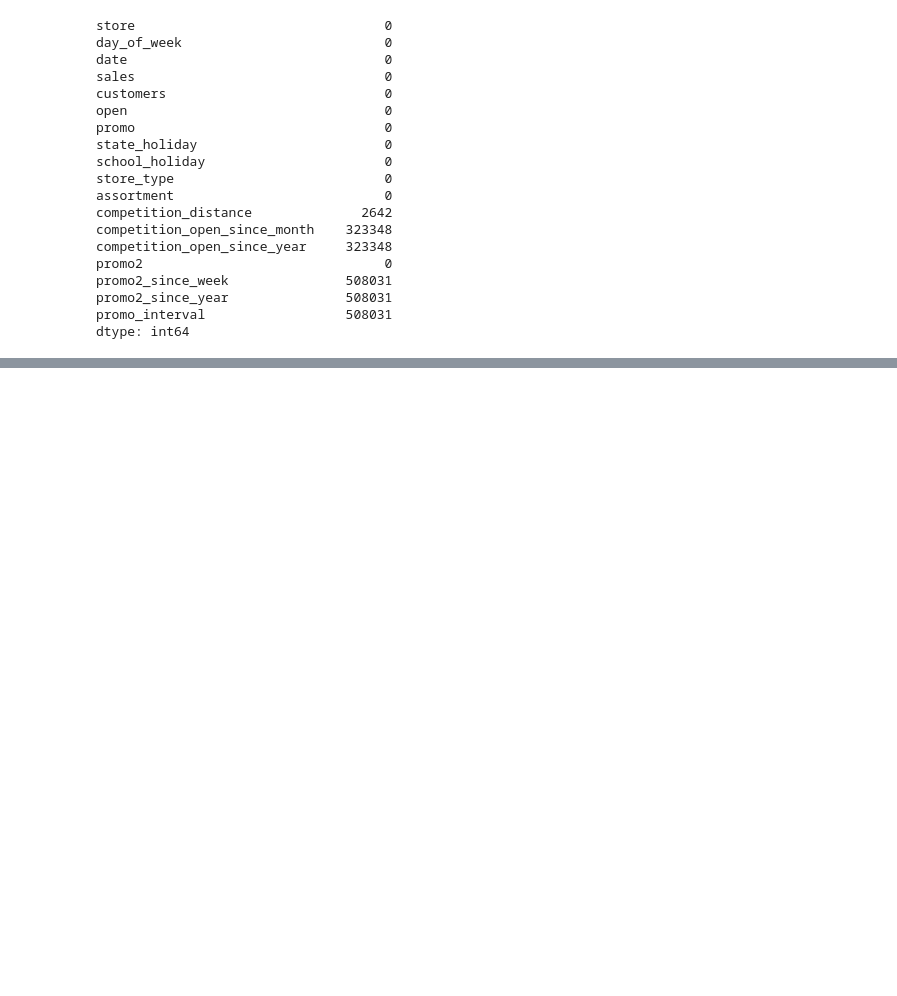
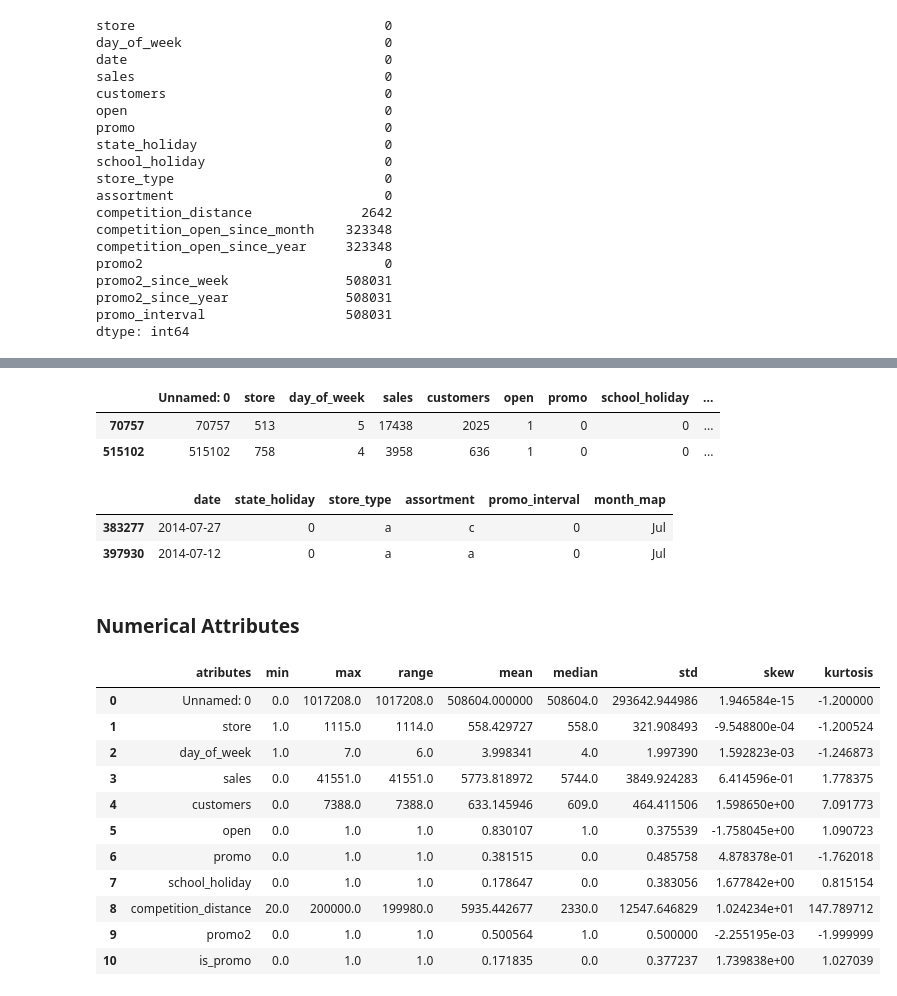
Before and after one commit to FernandoAndrada/DS_em_producao, a Jupyter notebook: DS_producao.ipynb, the cells around one changed output, grey strips where cells are left out. Cells and saved outputs as stored; diff of their text form; code cells hidden in the pictures; blank space fills up the shorter version.

```diff
--- a/DS_producao.ipynb
+++ b/DS_producao.ipynb
@@ -253,0 +447,51 @@ dtype: int64
+# %%
+# dividir os atributos em numéricos e categórigos (objets)
+
+num_attributes = df1.select_dtypes( include = ['int64', 'float64'])
+cat_attributes = df1.select_dtypes( exclude = ['int', 'float','datetime64[ns]'])
+# %%
+num_attributes.sample(2)
+# %% [output]
+|  | Unnamed: 0 | store | day_of_week | sales | customers | open | promo | school_holiday | ... |
+| 70757 | 70757 | 513 | 5 | 17438 | 2025 | 1 | 0 | 0 | ... |
+| 515102 | 515102 | 758 | 4 | 3958 | 636 | 1 | 0 | 0 | ... |
+# %%
+cat_attributes.sample(2)
+# %% [output]
+|  | date | state_holiday | store_type | assortment | promo_interval | month_map |
+| 383277 | 2014-07-27 | 0 | a | c | 0 | Jul |
+| 397930 | 2014-07-12 | 0 | a | a | 0 | Jul |
+# %% [markdown]
+### Numerical Attributes
+# %%
+# Central Tendency - mean, median
+ct1 = pd.DataFrame(num_attributes.apply(np.mean)).T # ct1 = central tendency 1
+ct2 = pd.DataFrame(num_attributes.apply(np.median)).T
+
+# Dispersion - std, min, max, range, skew, kurtosis
+d1 = pd.DataFrame(num_attributes.apply( np.std )).T # d1 = dispersion tendency 1
+d2 = pd.DataFrame(num_attributes.apply( min )).T
+d3 = pd.DataFrame(num_attributes.apply( max )).T
+d4 = pd.DataFrame(num_attributes.apply( lambda x: x.max() - x.min() )).T
+d5 = pd.DataFrame(num_attributes.apply( lambda x: x.skew() )).T
+d6 = pd.DataFrame(num_attributes.apply( lambda x: x.kurtosis() )).T
+
+# concatenate
+
+m = pd.concat([d2, d3, d4, ct1, ct2, d1, d5, d6 ]).T.reset_index() # m = metricas
+m.columns = ['atributes','min','max','range','mean','median','std','skew','kurtosis']
+# %%
+m
+# %% [output]
+|  | atributes | min | max | range | mean | median | std | skew | kurtosis |
+| 0 | Unnamed: 0 | 0.0 | 1017208.0 | 1017208.0 | 508604.000000 | 508604.0 | 293642.944986 | 1.946584e-15 | -1.200000 |
+| 1 | store | 1.0 | 1115.0 | 1114.0 | 558.429727 | 558.0 | 321.908493 | -9.548800e-04 | -1.200524 |
+| 2 | day_of_week | 1.0 | 7.0 | 6.0 | 3.998341 | 4.0 | 1.997390 | 1.592823e-03 | -1.246873 |
+| 3 | sales | 0.0 | 41551.0 | 41551.0 | 5773.818972 | 5744.0 | 3849.924283 | 6.414596e-01 | 1.778375 |
+| 4 | customers | 0.0 | 7388.0 | 7388.0 | 633.145946 | 609.0 | 464.411506 | 1.598650e+00 | 7.091773 |
+| 5 | open | 0.0 | 1.0 | 1.0 | 0.830107 | 1.0 | 0.375539 | -1.758045e+00 | 1.090723 |
+| 6 | promo | 0.0 | 1.0 | 1.0 | 0.381515 | 0.0 | 0.485758 | 4.878378e-01 | -1.762018 |
+| 7 | school_holiday | 0.0 | 1.0 | 1.0 | 0.178647 | 0.0 | 0.383056 | 1.677842e+00 | 0.815154 |
+| 8 | competition_distance | 20.0 | 200000.0 | 199980.0 | 5935.442677 | 2330.0 | 12547.646829 | 1.024234e+01 | 147.789712 |
+| 9 | promo2 | 0.0 | 1.0 | 1.0 | 0.500564 | 1.0 | 0.500000 | -2.255195e-03 | -1.999999 |
+| 10 | is_promo | 0.0 | 1.0 | 1.0 | 0.171835 | 0.0 | 0.377237 | 1.739838e+00 | 1.027039 |
```
Also changed, not shown: parts of 84 cells of this notebook.
